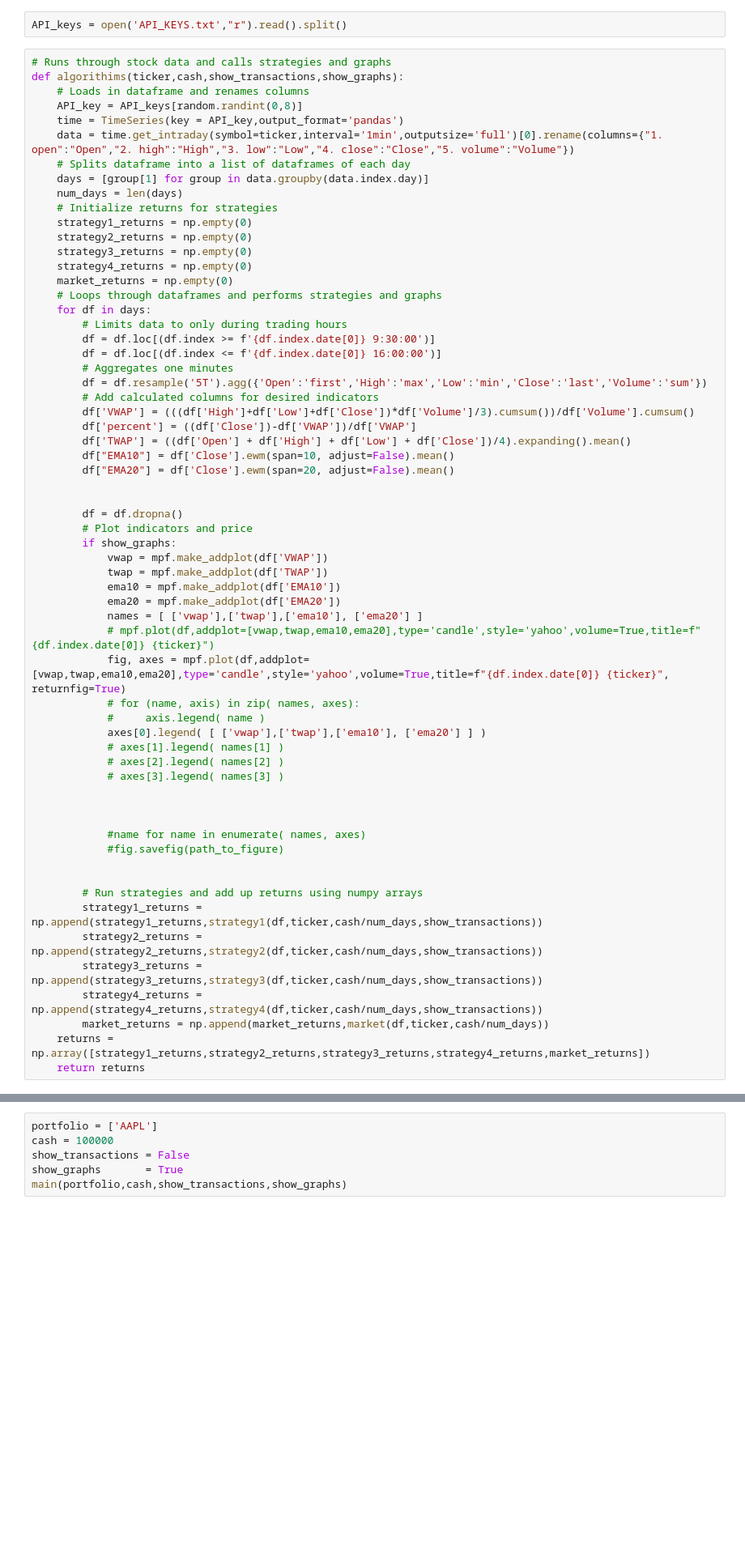
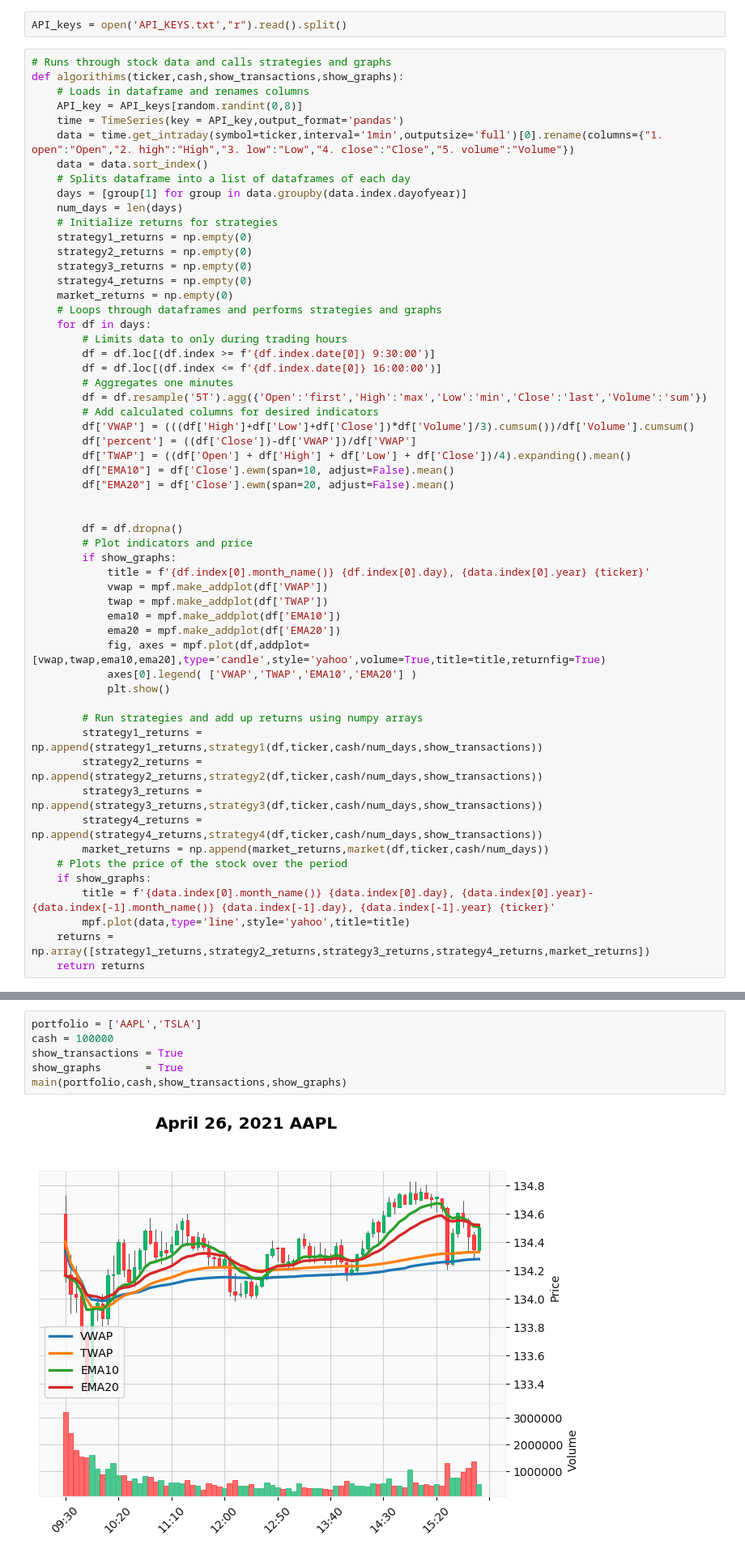
Before and after one commit to Ryan-Quan/RCMX-Preternship, a Jupyter notebook: RCMX_Algorithims.ipynb, the cells around one changed output, grey strips where cells are left out. Shown at 81% size. Cells and saved outputs as stored; diff of their text form; blank space fills up the shorter version.

Commit message:
graph upgrades

```diff
--- a/RCMX_Algorithims.ipynb
+++ b/RCMX_Algorithims.ipynb
@@ -14,8 +14,9 @@ def algorithims(ticker,cash,show_transactions,show_graphs):
     API_key = API_keys[random.randint(0,8)]
     time = TimeSeries(key = API_key,output_format='pandas')
     data = time.get_intraday(symbol=ticker,interval='1min',outputsize='full')[0].rename(columns={"1. open":"Open","2. high":"High","3. low":"Low","4. close":"Close","5. volume":"Volume"})
+    data = data.sort_index()
     # Splits dataframe into a list of dataframes of each day
-    days = [group[1] for group in data.groupby(data.index.day)]
+    days = [group[1] for group in data.groupby(data.index.dayofyear)]
     num_days = len(days)
     # Initialize returns for strategies
     strategy1_returns = np.empty(0)
@@ -41,25 +42,14 @@ def algorithims(ticker,cash,show_transactions,show_graphs):
         df = df.dropna()
         # Plot indicators and price
         if show_graphs:
+            title = f'{df.index[0].month_name()} {df.index[0].day}, {data.index[0].year} {ticker}'
             vwap = mpf.make_addplot(df['VWAP'])
             twap = mpf.make_addplot(df['TWAP'])
             ema10 = mpf.make_addplot(df['EMA10'])
             ema20 = mpf.make_addplot(df['EMA20'])
-            names = [ ['vwap'],['twap'],['ema10'], ['ema20'] ]
-            # mpf.plot(df,addplot=[vwap,twap,ema10,ema20],type='candle',style='yahoo',volume=True,title=f"{df.index.date[0]} {ticker}")
-            fig, axes = mpf.plot(df,addplot=[vwap,twap,ema10,ema20],type='candle',style='yahoo',volume=True,title=f"{df.index.date[0]} {ticker}", returnfig=True)
-            # for (name, axis) in zip( names, axes):
-            #     axis.legend( name )
-            axes[0].legend( [ ['vwap'],['twap'],['ema10'], ['ema20'] ] )
-            # axes[1].legend( names[1] )
-            # axes[2].legend( names[2] )
-            # axes[3].legend( names[3] )
-
-
-
-            #name for name in enumerate( names, axes)
-            #fig.savefig(path_to_figure)
-
+            fig, axes = mpf.plot(df,addplot=[vwap,twap,ema10,ema20],type='candle',style='yahoo',volume=True,title=title,returnfig=True)
+            axes[0].legend( ['VWAP','TWAP','EMA10','EMA20'] )
+            plt.show()
 
         # Run strategies and add up returns using numpy arrays
         strategy1_returns = np.append(strategy1_returns,strategy1(df,ticker,cash/num_days,show_transactions))
@@ -67,6 +57,10 @@ def algorithims(ticker,cash,show_transactions,show_graphs):
         strategy3_returns = np.append(strategy3_returns,strategy3(df,ticker,cash/num_days,show_transactions))
         strategy4_returns = np.append(strategy4_returns,strategy4(df,ticker,cash/num_days,show_transactions))
         market_returns = np.append(market_returns,market(df,ticker,cash/num_days))
+    # Plots the price of the stock over the period
+    if show_graphs:
+        title = f'{data.index[0].month_name()} {data.index[0].day}, {data.index[0].year}-{data.index[-1].month_name()} {data.index[-1].day}, {data.index[-1].year} {ticker}'
+        mpf.plot(data,type='line',style='yahoo',title=title)
     returns = np.array([strategy1_returns,strategy2_returns,strategy3_returns,strategy4_returns,market_returns])
     return returns
 # %%
@@ -409,9 +399,10 @@ def main(stocks,cash,show_transactions=False,show_graphs=False):
         print_stock_returns(ticker,returns,cash_per_stock)
     print_summary_returns(all_returns,cash)
 # %%
-portfolio = ['AAPL']
+portfolio = ['AAPL','TSLA']
 cash = 100000
-show_transactions = False
+show_transactions = True
 show_graphs       = True
 main(portfolio,cash,show_transactions,show_graphs)
 # %% [output]
+[figure, added]
```
Also changed, not shown: parts of 5 cells of this notebook.
